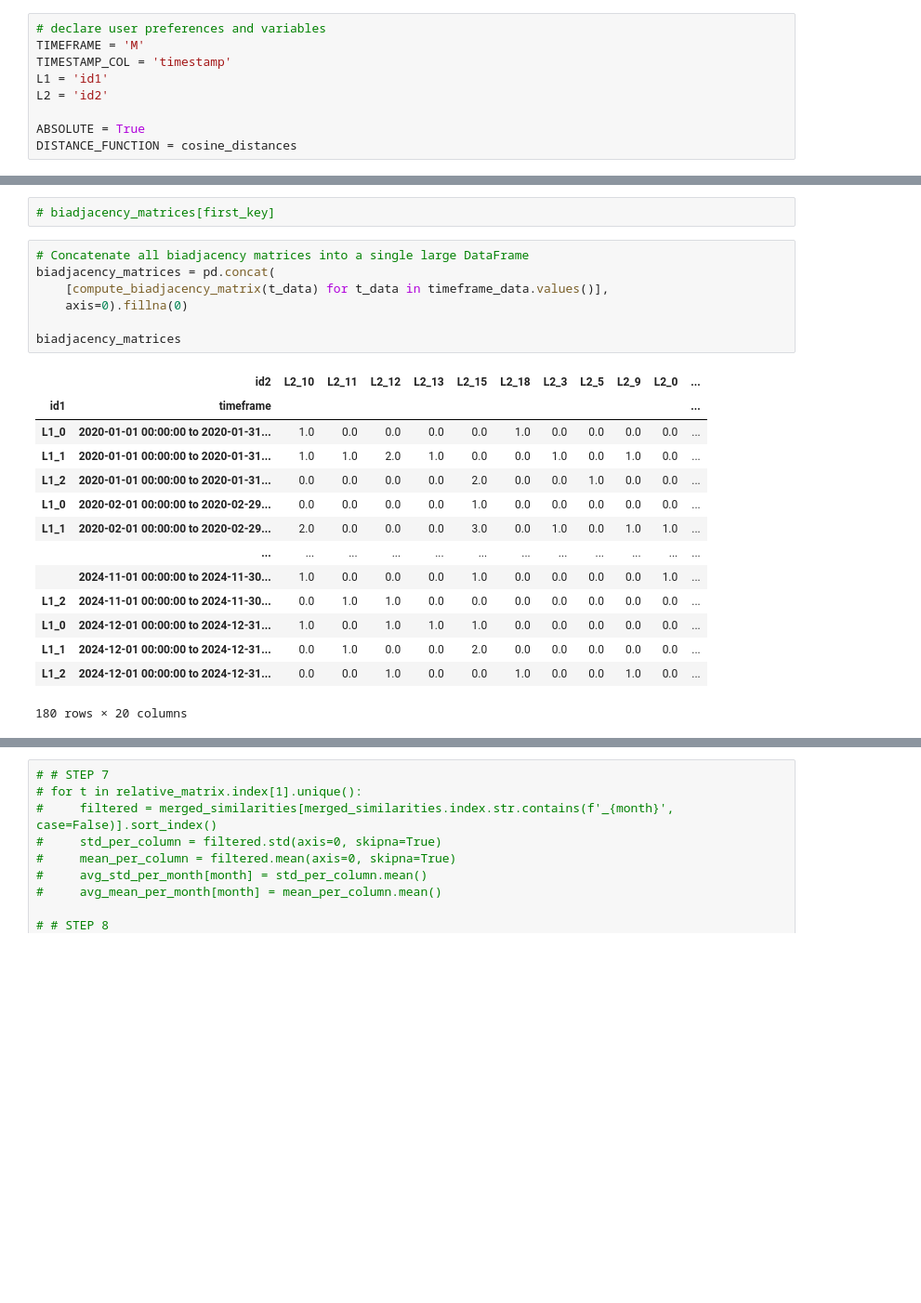
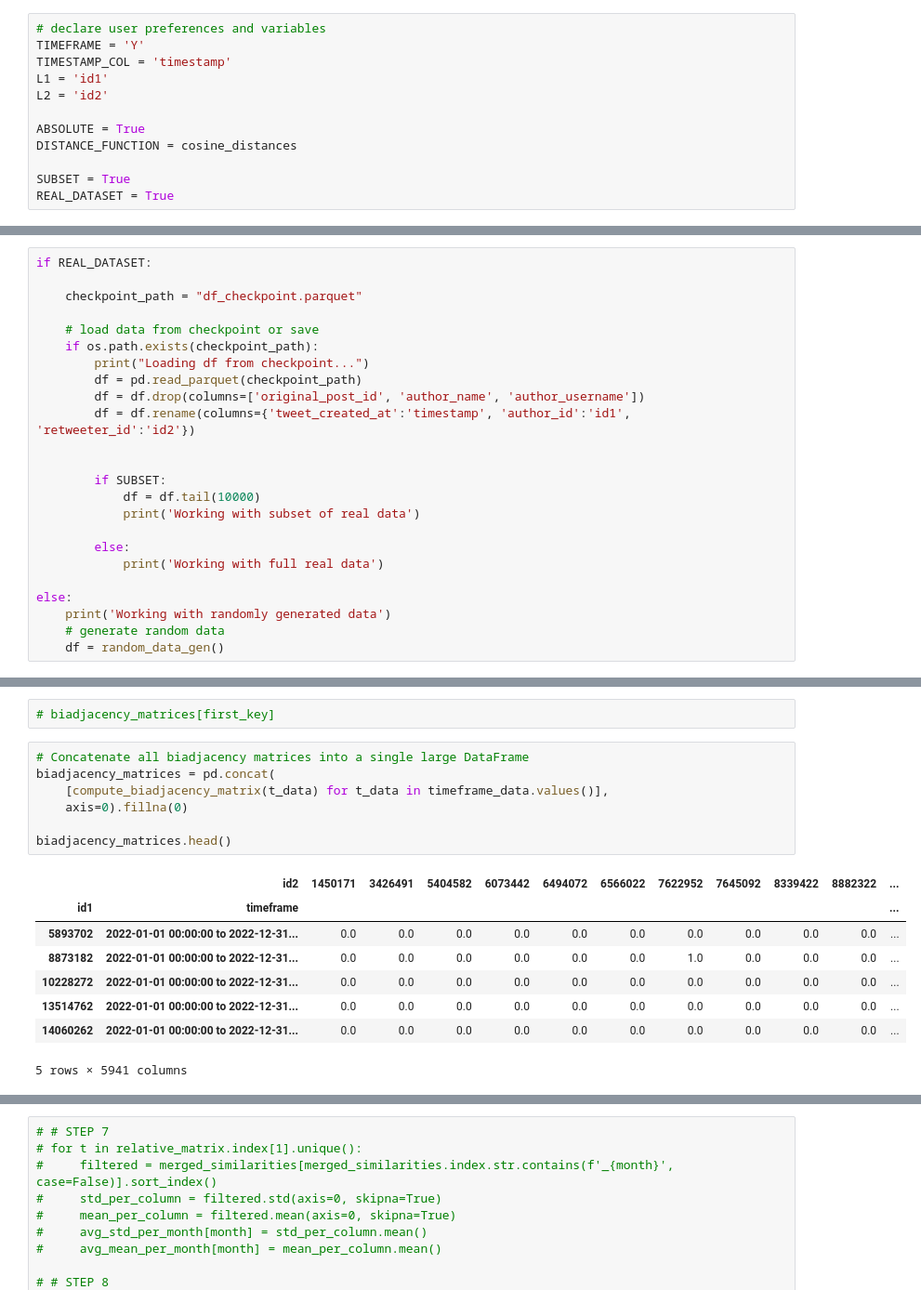
Before and after one commit to SonyCSLParis/STDL, a Jupyter notebook: implementation.ipynb, the cells around one changed output, grey strips where cells are left out. Shown at 93% size. Drawn from its saved outputs; the diff is of its cells as text; blank space fills up the shorter version.

```diff
--- a/implementation.ipynb
+++ b/implementation.ipynb
@@ -34,9 +36,12 @@ from ipynb.fs.full.example_data_gen import random_data_gen
 # %%
 # declare user preferences and variables
-TIMEFRAME = 'M'
+TIMEFRAME = 'Y'
 TIMESTAMP_COL = 'timestamp'
 L1 = 'id1'
 L2 = 'id2'
 
 ABSOLUTE = True
 DISTANCE_FUNCTION = cosine_distances
+
+SUBSET = True
+REAL_DATASET = True
@@ -144,0 +140,24 @@ df
+# %%
+if REAL_DATASET:
+
+    checkpoint_path = "df_checkpoint.parquet"
+
+    # load data from checkpoint or save
+    if os.path.exists(checkpoint_path):
+        print("Loading df from checkpoint...")
+        df = pd.read_parquet(checkpoint_path)
+        df = df.drop(columns=['original_post_id', 'author_name', 'author_username'])
+        df = df.rename(columns={'tweet_created_at':'timestamp', 'author_id':'id1', 'retweeter_id':'id2'})
+
+
+        if SUBSET:
+            df = df.tail(10000)
+            print('Working with subset of real data')
+
+        else:
+            print('Working with full real data')
+
+else:
+    print('Working with randomly generated data')
+    # generate random data
+    df = random_data_gen()
@@ -205,25 +253,19 @@ for ut in unique_timeframes:
 # %%
 # Concatenate all biadjacency matrices into a single large DataFrame
 biadjacency_matrices = pd.concat(
     [compute_biadjacency_matrix(t_data) for t_data in timeframe_data.values()],
     axis=0).fillna(0)
 
-biadjacency_matrices
+biadjacency_matrices.head()
 # %% [output]
-|  | id2 | L2_10 | L2_11 | L2_12 | L2_13 | L2_15 | L2_18 | L2_3 | L2_5 | L2_9 | L2_0 | ... |
+|  | id2 | 1450171 | 3426491 | 5404582 | 6073442 | 6494072 | 6566022 | 7622952 | 7645092 | 8339422 | 8882322 | ... |
 | id1 | timeframe |  |  |  |  |  |  |  |  |  |  | ... |
-| L1_0 | 2020-01-01 00:00:00 to 2020-01-31... | 1.0 | 0.0 | 0.0 | 0.0 | 0.0 | 1.0 | 0.0 | 0.0 | 0.0 | 0.0 | ... |
-| L1_1 | 2020-01-01 00:00:00 to 2020-01-31... | 1.0 | 1.0 | 2.0 | 1.0 | 0.0 | 0.0 | 1.0 | 0.0 | 1.0 | 0.0 | ... |
-| L1_2 | 2020-01-01 00:00:00 to 2020-01-31... | 0.0 | 0.0 | 0.0 | 0.0 | 2.0 | 0.0 | 0.0 | 1.0 | 0.0 | 0.0 | ... |
-| L1_0 | 2020-02-01 00:00:00 to 2020-02-29... | 0.0 | 0.0 | 0.0 | 0.0 | 1.0 | 0.0 | 0.0 | 0.0 | 0.0 | 0.0 | ... |
-| L1_1 | 2020-02-01 00:00:00 to 2020-02-29... | 2.0 | 0.0 | 0.0 | 0.0 | 3.0 | 0.0 | 1.0 | 0.0 | 1.0 | 1.0 | ... |
-|  | ... | ... | ... | ... | ... | ... | ... | ... | ... | ... | ... | ... |
-|  | 2024-11-01 00:00:00 to 2024-11-30... | 1.0 | 0.0 | 0.0 | 0.0 | 1.0 | 0.0 | 0.0 | 0.0 | 0.0 | 1.0 | ... |
-| L1_2 | 2024-11-01 00:00:00 to 2024-11-30... | 0.0 | 1.0 | 1.0 | 0.0 | 0.0 | 0.0 | 0.0 | 0.0 | 0.0 | 0.0 | ... |
-| L1_0 | 2024-12-01 00:00:00 to 2024-12-31... | 1.0 | 0.0 | 1.0 | 1.0 | 1.0 | 0.0 | 0.0 | 0.0 | 0.0 | 0.0 | ... |
-| L1_1 | 2024-12-01 00:00:00 to 2024-12-31... | 0.0 | 1.0 | 0.0 | 0.0 | 2.0 | 0.0 | 0.0 | 0.0 | 0.0 | 0.0 | ... |
-| L1_2 | 2024-12-01 00:00:00 to 2024-12-31... | 0.0 | 0.0 | 1.0 | 0.0 | 0.0 | 1.0 | 0.0 | 0.0 | 1.0 | 0.0 | ... |
+| 5893702 | 2022-01-01 00:00:00 to 2022-12-31... | 0.0 | 0.0 | 0.0 | 0.0 | 0.0 | 0.0 | 0.0 | 0.0 | 0.0 | 0.0 | ... |
+| 8873182 | 2022-01-01 00:00:00 to 2022-12-31... | 0.0 | 0.0 | 0.0 | 0.0 | 0.0 | 0.0 | 1.0 | 0.0 | 0.0 | 0.0 | ... |
+| 10228272 | 2022-01-01 00:00:00 to 2022-12-31... | 0.0 | 0.0 | 0.0 | 0.0 | 0.0 | 0.0 | 0.0 | 0.0 | 0.0 | 0.0 | ... |
+| 13514762 | 2022-01-01 00:00:00 to 2022-12-31... | 0.0 | 0.0 | 0.0 | 0.0 | 0.0 | 0.0 | 0.0 | 0.0 | 0.0 | 0.0 | ... |
+| 14060262 | 2022-01-01 00:00:00 to 2022-12-31... | 0.0 | 0.0 | 0.0 | 0.0 | 0.0 | 0.0 | 0.0 | 0.0 | 0.0 | 0.0 | ... |
-180 rows × 20 columns
+5 rows × 5941 columns
 # %%
 if ABSOLUTE:
     absolute_matrix = compute_absolute_matrix(df)
```
Also changed, not shown: parts of 17 cells of this notebook.
